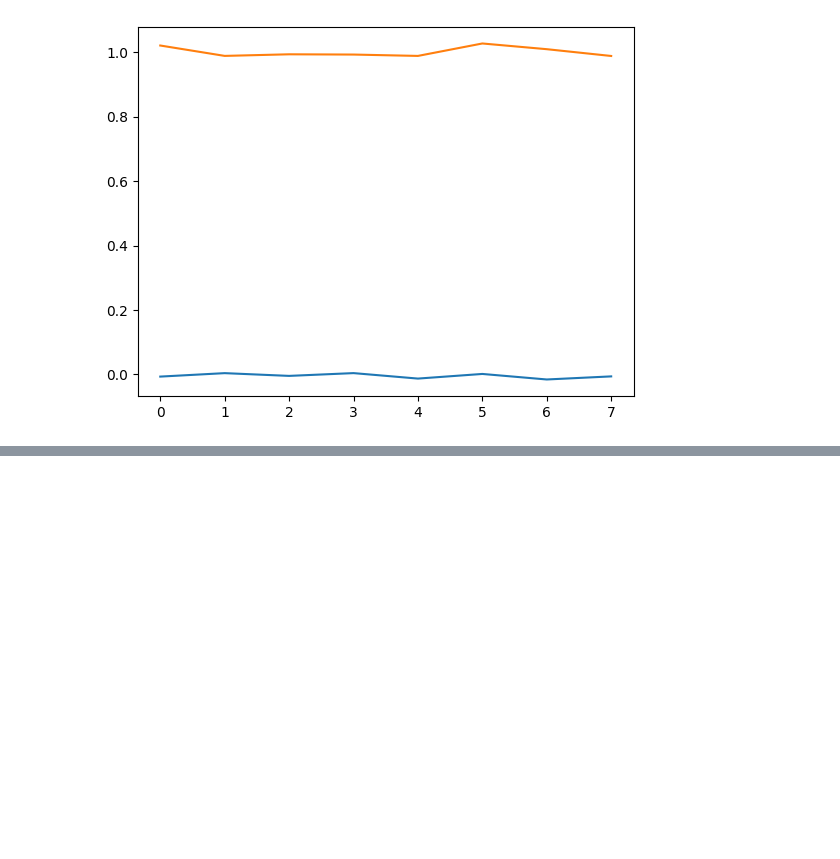
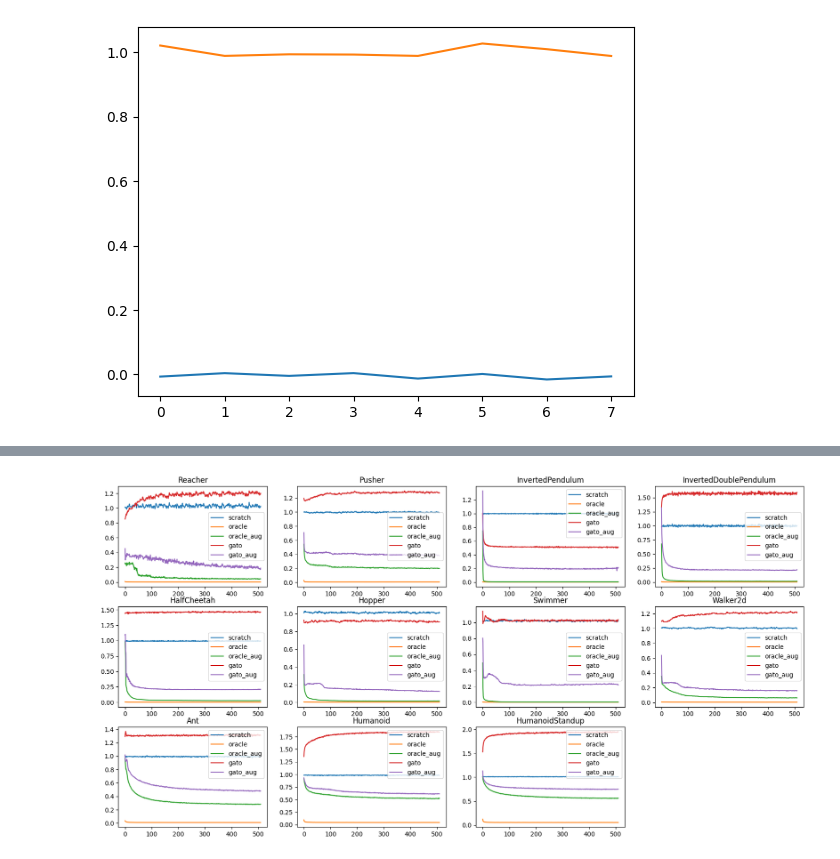
Before and after one commit to akarshkumar0101/synthetic-mdps, a Jupyter notebook: src/viz_data.ipynb, the cells around one changed output, grey strips where cells are left out. Saved outputs shown, nothing was run; the diff lists cells and outputs as text; code cells hidden in the pictures; blank space fills up the shorter version.

```diff
--- a/src/viz_data.ipynb
+++ b/src/viz_data.ipynb
@@ -215,0 +287,18 @@ plt.plot(y.var(axis=0))
+# %%
+data = {}
+for env_id in tqdm(envs_mujoco):
+    data[env_id] = {}
+    for pre in ['scratch', 'oracle', 'oracle_aug', 'gato', 'gato_aug']:
+        data[env_id][pre] = load_pkl(f"{data_dir}/test_bc/mujoco/{env_id}/{pre}", "metrics_before")
+    for pre in envs_csmdp + [f"{i}_aug" for i in envs_csmdp]:
+        try:
+            data[env_id][f"{pre}"] = load_pkl(f"{data_dir}/test_bc/mujoco/{env_id}/{pre}", "metrics_before")
+        except:
+            data[env_id][f"{pre}"] = None
+            print(f"Failed to load {pre} for {env_id}")
+    for pre in envs_dsmdp + [f"{i}_aug" for i in envs_dsmdp]:
+        try:
+            data[env_id][f"{pre}"] = load_pkl(f"{data_dir}/test_bc/mujoco/{env_id}/{pre}", "metrics_before")
+        except:
+            data[env_id][f"{pre}"] = None
+            print(f"Failed to load {pre} for {env_id}")
@@ -215,0 +323,25 @@ plt.plot(y.var(axis=0))
+# %%
+plt.figure(figsize=(20, 10))
+
+for i_plt, env_id in enumerate(tqdm(envs_mujoco)):
+    plt.subplot(3, 4, i_plt+1)
+
+    a = data[env_id]['scratch']
+    plt.plot(a['mse_act'].mean(axis=0), label='scratch')
+
+    a = data[env_id]['oracle']
+    plt.plot(a['mse_act'].mean(axis=0), label='oracle')
+    a = data[env_id]['oracle_aug']
+    plt.plot(a['mse_act'].mean(axis=0), label='oracle_aug')
+
+    a = data[env_id]['gato']
+    plt.plot(a['mse_act'].mean(axis=0), label='gato')
+    a = data[env_id]['gato_aug']
+    plt.plot(a['mse_act'].mean(axis=0), label='gato_aug')
+
+    plt.title(env_id)
+    plt.legend()
+
+plt.show()
+# %% [output]
+[figure, added]
```
Also changed, not shown: parts of 29 cells of this notebook, 16 other files.
